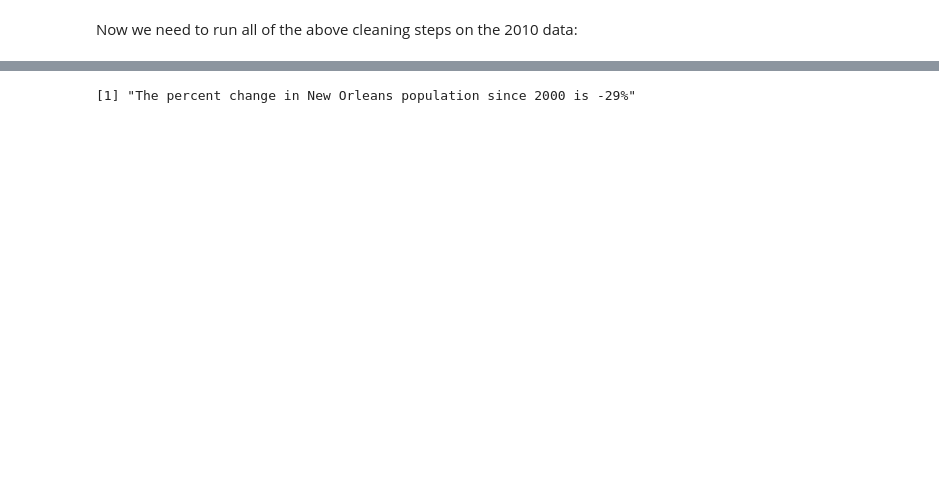
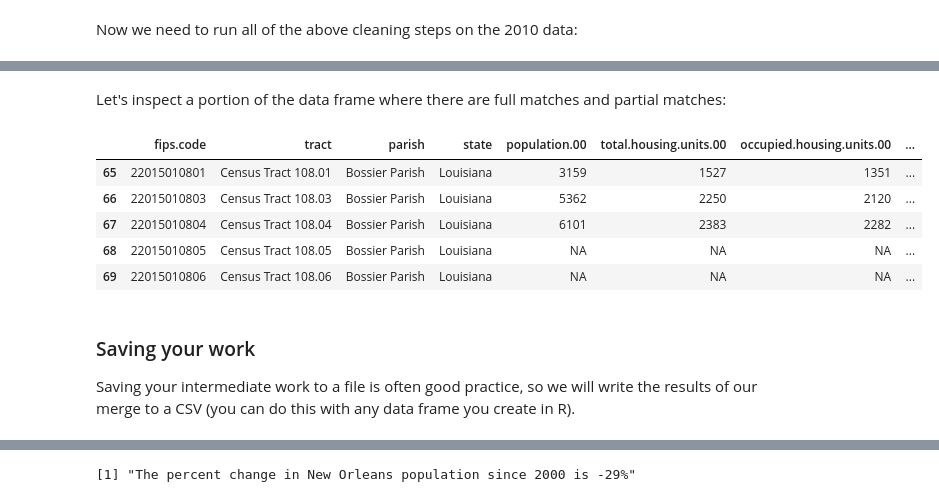
Before and after one commit to OpenNewsLabs/r-workshop-ire, a Jupyter notebook: Getting started with R.ipynb, the cells around one changed output, grey strips where cells are left out. Cells and saved outputs as stored; diff of their text form; code cells hidden in the pictures; blank space fills up the shorter version.

```diff
--- a/Getting started with R.ipynb
+++ b/Getting started with R.ipynb
@@ -334,0 +344,15 @@ orleans2010 <- filter(census2010.trimmed, parish == 'Orleans Parish')
+# %% [markdown]
+Let's inspect a portion of the data frame where there are full matches and partial matches:
+# %%
+census.comparison[65:69, ]
+# %% [output]
+|  | fips.code | tract | parish | state | population.00 | total.housing.units.00 | occupied.housing.units.00 | ... |
+| 65 | 22015010801 | Census Tract 108.01 | Bossier Parish | Louisiana | 3159 | 1527 | 1351 | ... |
+| 66 | 22015010803 | Census Tract 108.03 | Bossier Parish | Louisiana | 5362 | 2250 | 2120 | ... |
+| 67 | 22015010804 | Census Tract 108.04 | Bossier Parish | Louisiana | 6101 | 2383 | 2282 | ... |
+| 68 | 22015010805 | Census Tract 108.05 | Bossier Parish | Louisiana | NA | NA | NA | ... |
+| 69 | 22015010806 | Census Tract 108.06 | Bossier Parish | Louisiana | NA | NA | NA | ... |
+# %% [markdown]
+### Saving your work
+
+Saving your intermediate work to a file is often good practice, so we will write the results of our merge to a CSV (you can do this with any data frame you create in R).
```
Also changed, not shown: parts of 34 cells of this notebook, 3 other files.
